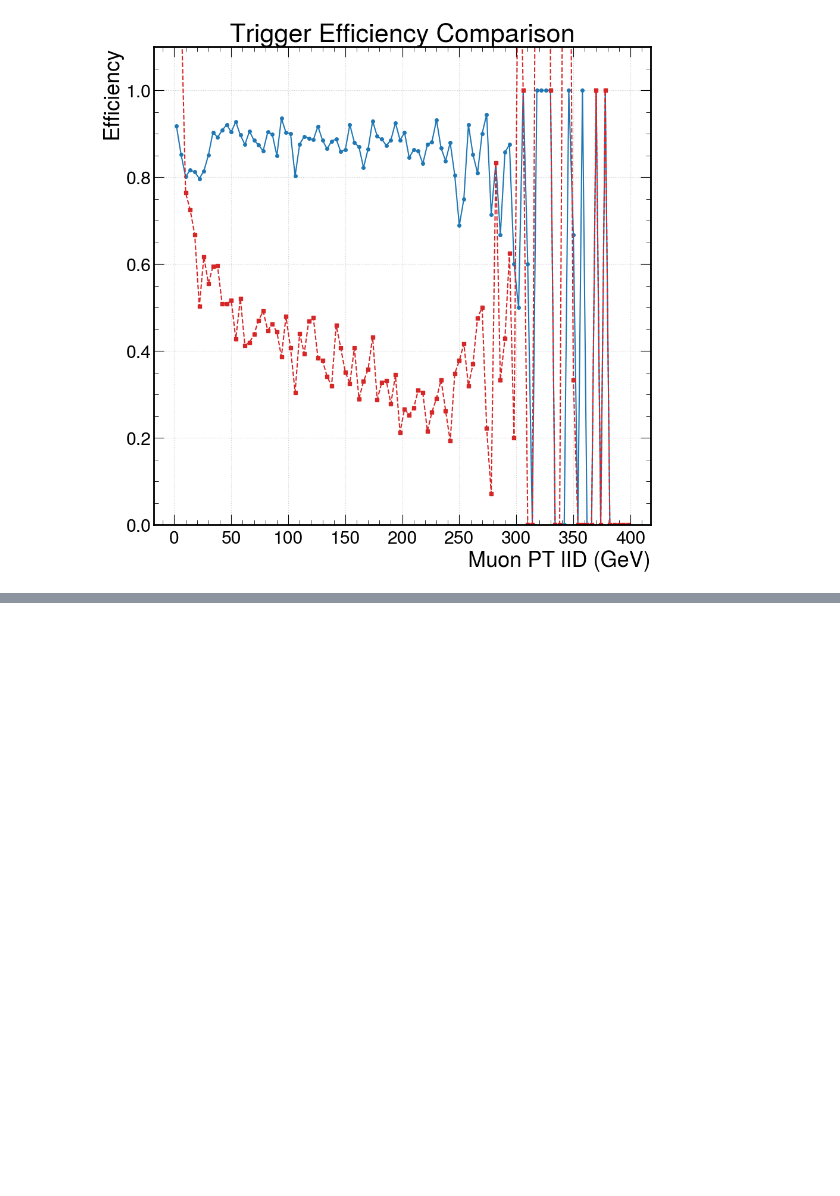
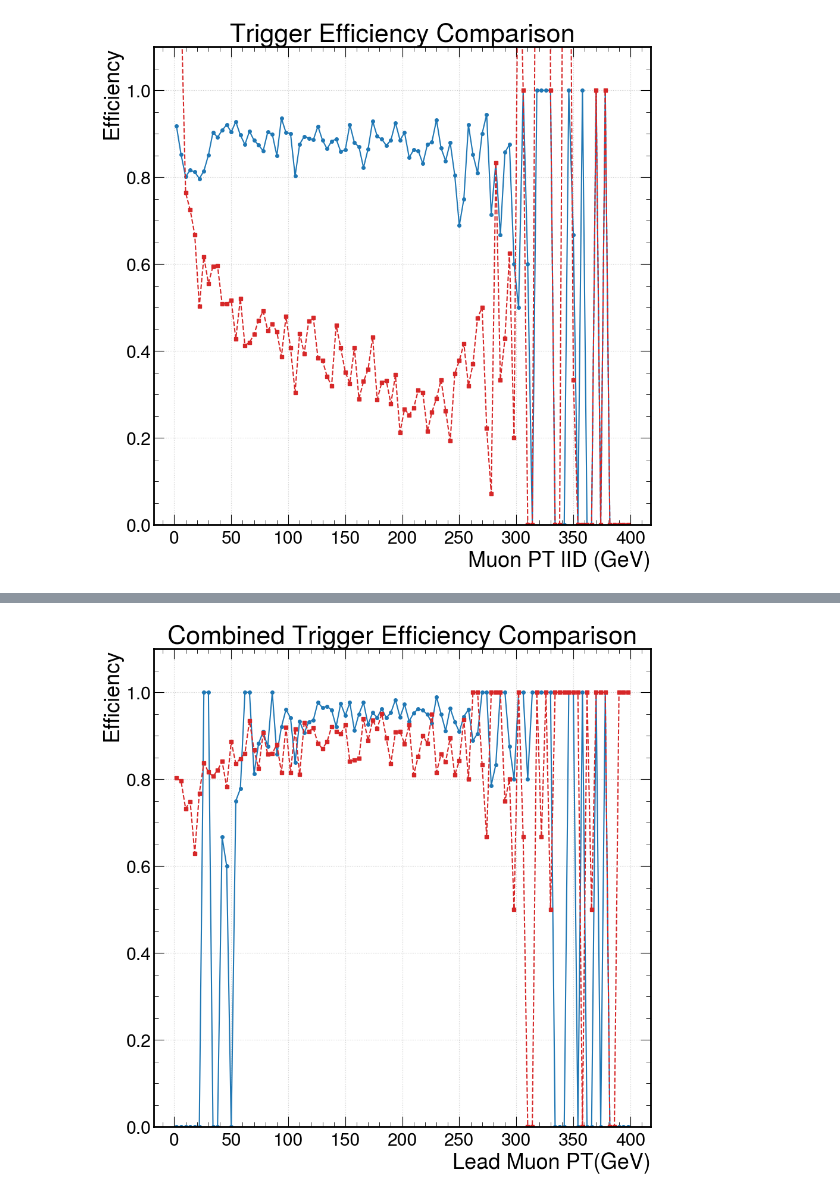
Before and after one commit to sbuwang/SIDM, a Jupyter notebook: sidm/R3_R2_comparison.ipynb, the cells around one changed output, grey strips where cells are left out. Cells and saved outputs as stored; diff of their text form; code cells hidden in the pictures; blank space fills up the shorter version.

```diff
--- a/sidm/R3_R2_comparison.ipynb
+++ b/sidm/R3_R2_comparison.ipynb
@@ -973,0 +1015,34 @@ plot_result = plot_efficiency_only(
+# %%
+#Define the histograms and the axis
+pt_axis = hist.axis.Regular(100, 0, 400, name="pt")
+num1 = hist.Hist(pt_axis)
+den1 = hist.Hist(pt_axis)
+num2 = hist.Hist(pt_axis)
+den2 = hist.Hist(pt_axis)
+
+# Set up data arrays
+R2Lead_Muon_pt_final_num1 = ak.drop_none(R2Lead_Muon_pt_final[R2combined_mask])
+R3Lead_Muon_pt_final_num2 = ak.drop_none(R3Lead_Muon_pt_final[R3combined_mask])
+R2Lead_Muon_pt_final_den1 = ak.drop_none(R2Lead_Muon_pt_final)
+R3Lead_Muon_pt_final_den2 = ak.drop_none(R3Lead_Muon_pt_final)
+
+#Fill the histograms with the flattened arrays
+num1.fill(R2Lead_Muon_pt_final_num1)
+num2.fill(R3Lead_Muon_pt_final_num2)
+den1.fill(R2Lead_Muon_pt_final_den1)
+den2.fill(R3Lead_Muon_pt_final_den2)
+
+#Plot
+plot_result = plot_efficiency_only(
+    num1,
+    num2,
+    den1,
+    den2,
+    label1="R2",
+    label2="R3",
+    title="Combined Trigger Efficiency Comparison",
+    x_label="Lead Muon PT(GeV)",
+    error_opts={"marker": "o", "ms": 4}
+)
+# %% [output]
+[figure, added]
```
Also changed, not shown: parts of 10 cells of this notebook.
